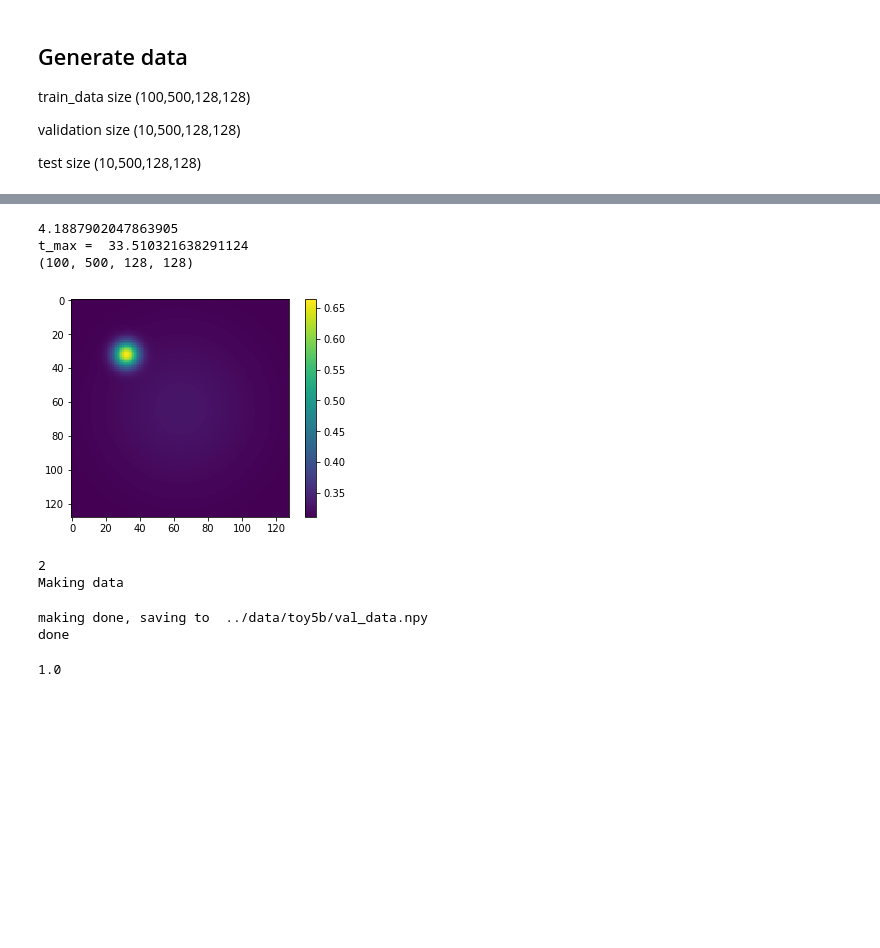
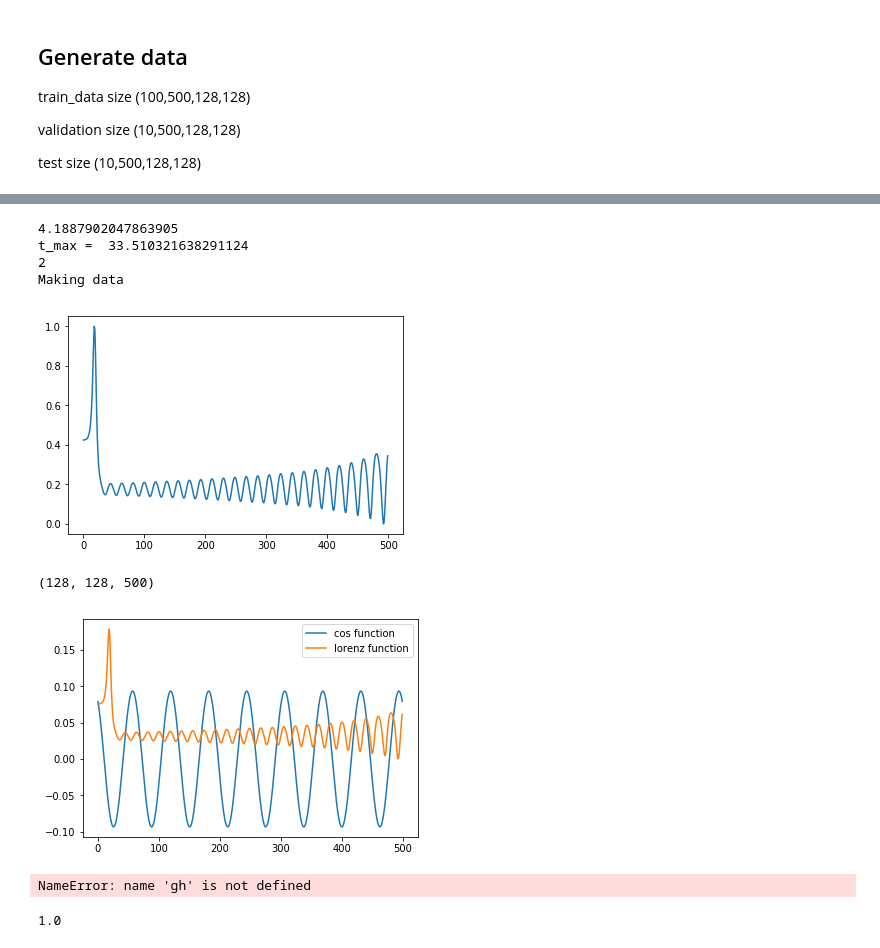
Before and after one commit to KatieJ16/Time_Space_multiscale, a Jupyter notebook: scripts/toy5a_generate_data.ipynb, the cells around one changed output, grey strips where cells are left out. Cells and saved outputs as stored; diff of their text form; code cells hidden in the pictures; blank space fills up the shorter version.

Commit message:
trying to make lorenz problem better

```diff
--- a/scripts/toy5a_generate_data.ipynb
+++ b/scripts/toy5a_generate_data.ipynb
@@ -96,7 +96,8 @@ def make_data(n_points, file_name, data_dir = './data/toy3a', n_time_steps = 500
 
     for i in tqdm(range(n_points)):
         t_start = np.random.uniform(high=np.pi)
-        t = np.linspace(t_start, t_max + t_start, n_time_steps)
+        dt = 0.5
+        t = np.linspace(t_start, t_max + t_start, n_time_steps)#*dt
         dt = t[1] - t[0]
         total_steps = len(t)
 
@@ -107,14 +108,26 @@ def make_data(n_points, file_name, data_dir = './data/toy3a', n_time_steps = 500
         #set up and get the lorenze solution for the needed amount of timesteps
         x_init = np.random.uniform(-0.1, 0.1, 3)
 
-        pre_t = np.linspace(0, warmup*dt, warmup+1)
-        sol = sp.integrate.solve_ivp(lambda _, x: lorenz_rhs(x), [0, warmup*dt], x_init, t_eval=pre_t)
-        lorenz_sol = sp.integrate.solve_ivp(lambda _, x: lorenz_rhs(x), [min(t), max(t)], x_init, t_eval=t)
+        dt_lorenz = 0.5
+        pre_t = np.linspace(0, warmup*dt, warmup+1)*dt_lorenz
+        sol = sp.integrate.solve_ivp(lambda _, x: lorenz_rhs(x), [0, warmup*dt_lorenz], x_init, t_eval=pre_t*dt_lorenz)
+#         pre_t = np.linspace(0, warmup*dt, warmup+1)*0.01
+        lorenz_sol = sp.integrate.solve_ivp(lambda _, x: lorenz_rhs(x), [min(t)*dt_lorenz, max(t)*dt_lorenz], x_init, t_eval=t*dt_lorenz)
 #         x = lorenz_sol.y.T[:,0]
         scaled_x = normalize(lorenz_sol.y.T[:,0])
 
+        plt.plot(scaled_x)
+        plt.show()
+
         v_value = v(xgrid, ygrid, tgrid, scaled_x)
         u_value = u(xgrid, ygrid, tgrid)
+
+        print(normalize(u_value).shape)
+        plt.plot(u_value[32,32], label = "cos function")
+        plt.plot(v_value[32,32], label = "lorenz function")
+        plt.legend()
+        plt.show()
+        gh
 
         Phi = normalize(u_value) + normalize(v_value)
 
@@ -123,7 +136,7 @@ def make_data(n_points, file_name, data_dir = './data/toy3a', n_time_steps = 500
         data[i] = scaled_Phi
 
     print("making done, saving to ", os.path.join(data_dir, file_name))
-    np.save(os.path.join(data_dir, file_name), data)
+#     np.save(os.path.join(data_dir, file_name), data)
     print("done")
 
     return data
@@ -139,41 +187,41 @@ dim = 128
 width_small = 2#int(dim/2)
 
 # params
 
 #need to make dt much smaller for lorenz to be any good
 w0 = 1.5
 period = (2 * np.pi) / w0
 print(period)
 # width_small = 8
 num_periods_big = 8
 
 t_max = period * num_periods_big
 print("t_max = ", t_max)
 
 
 # paths
 data_dir = '../data/toy5b'
 result_dir = '../result/toy5a'
 
 
 x = np.arange(dim)
 y = np.arange(dim)
-# train_data = make_data(n_train_points, 'train_data.npy', data_dir = data_dir,dim=dim,n_time_steps=n_time_steps, t_max=t_max)
+train_data = make_data(n_train_points, 'train_data.npy', data_dir = data_dir,dim=dim,n_time_steps=n_time_steps, t_max=t_max)
 print(train_data.shape)
 plt.imshow(train_data[0,0])
 plt.colorbar()
 plt.show()
-val_data = make_data(n_val_points, 'val_data.npy', data_dir = data_dir,dim=dim,n_time_steps=n_time_steps, t_max=t_max)
+# val_data = make_data(n_val_points, 'val_data.npy', data_dir = data_dir,dim=dim,n_time_steps=n_time_steps, t_max=t_max)
 # test_data = make_data(n_test_points, 'test_data.npy', data_dir=data_dir,width_small=width_small,dim=dim)
 # %% [output]
 4.1887902047863905
 t_max =  33.510321638291124
-(100, 500, 128, 128)
+2
+Making data
-[figure, old version]
+[figure, new version]
-2
-Making data
+(128, 128, 500)
+[figure, added]
-making done, saving to  ../data/toy5b/val_data.npy
-done
+NameError: name 'gh' is not defined
 # %%
 train_data.shape
 
```
Also changed, not shown: parts of 1 cell of this notebook.
